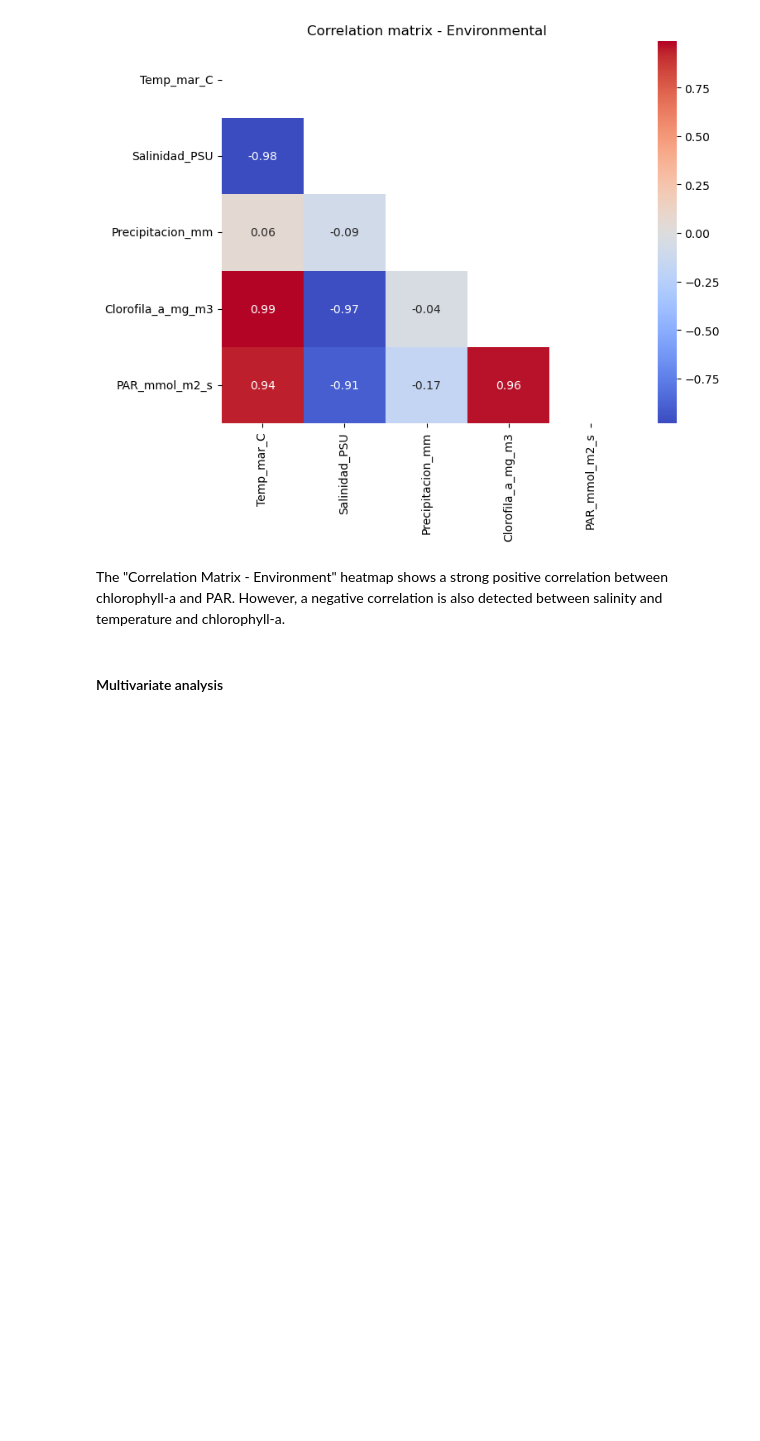
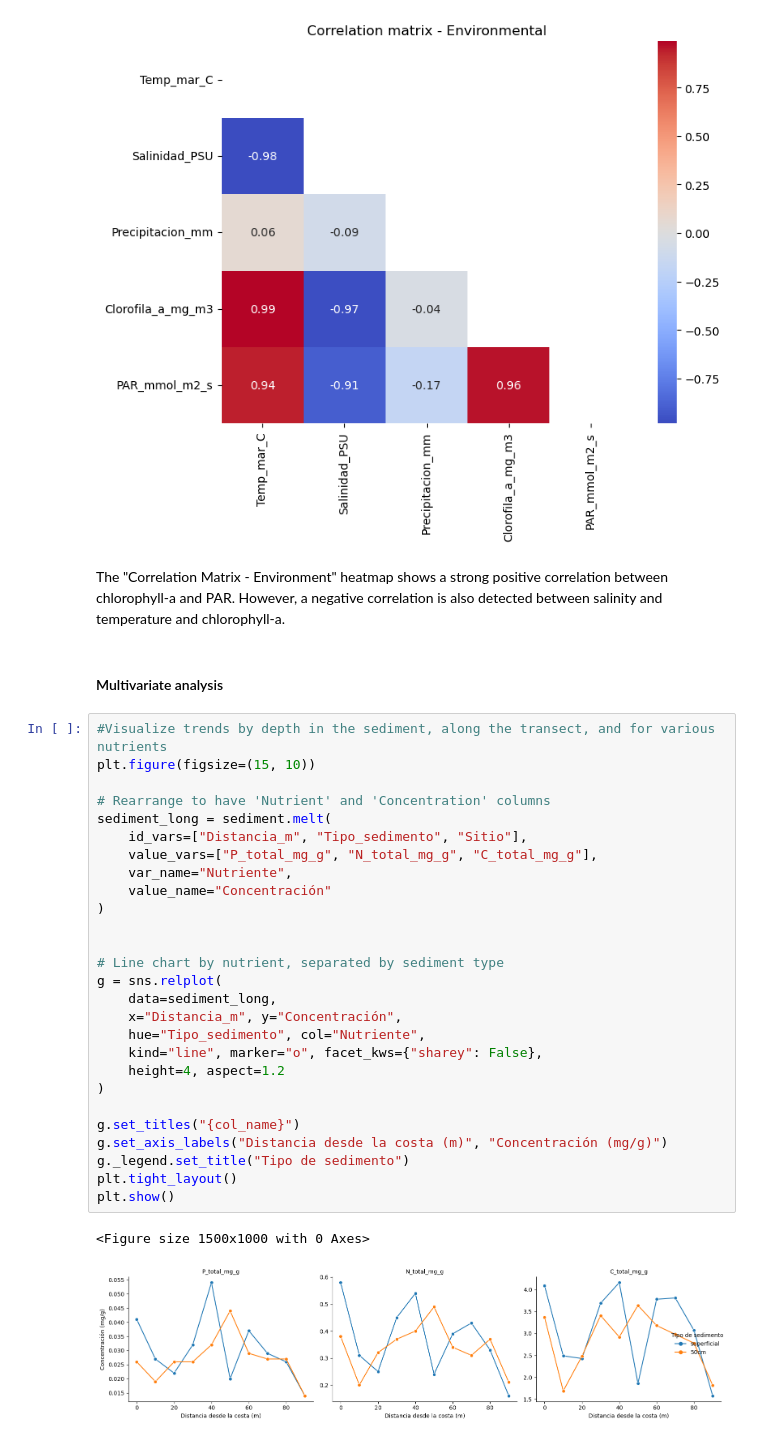
Before and after one commit to jpoh2/modelab-jp, a Jupyter notebook: Final_project_jp/Final_Project_JP.ipynb, the cells around one changed output. Cells and saved outputs as stored; diff of their text form; blank space fills up the shorter version.

```diff
--- a/Final_project_jp/Final_Project_JP.ipynb
+++ b/Final_project_jp/Final_Project_JP.ipynb
@@ -522,3 +562,33 @@ plt.show()
 The "Correlation Matrix - Environment" heatmap shows a strong positive correlation between chlorophyll-a and PAR. However, a negative correlation is also detected between salinity and temperature and chlorophyll-a.
 # %% [markdown]
 #### Multivariate analysis
+# %%
+#Visualize trends by depth in the sediment, along the transect, and for various nutrients
+plt.figure(figsize=(15, 10))
+
+# Rearrange to have 'Nutrient' and 'Concentration' columns
+sediment_long = sediment.melt(
+    id_vars=["Distancia_m", "Tipo_sedimento", "Sitio"],
+    value_vars=["P_total_mg_g", "N_total_mg_g", "C_total_mg_g"],
+    var_name="Nutriente",
+    value_name="Concentración"
+)
+
+
+# Line chart by nutrient, separated by sediment type
+g = sns.relplot(
+    data=sediment_long,
+    x="Distancia_m", y="Concentración",
+    hue="Tipo_sedimento", col="Nutriente",
+    kind="line", marker="o", facet_kws={"sharey": False},
+    height=4, aspect=1.2
+)
+
+g.set_titles("{col_name}")
+g.set_axis_labels("Distancia desde la costa (m)", "Concentración (mg/g)")
+g._legend.set_title("Tipo de sedimento")
+plt.tight_layout()
+plt.show()
+# %% [output]
+<Figure size 1500x1000 with 0 Axes>
+[figure, added]
```
Also changed, not shown: parts of 17 cells of this notebook, 1 other file.
